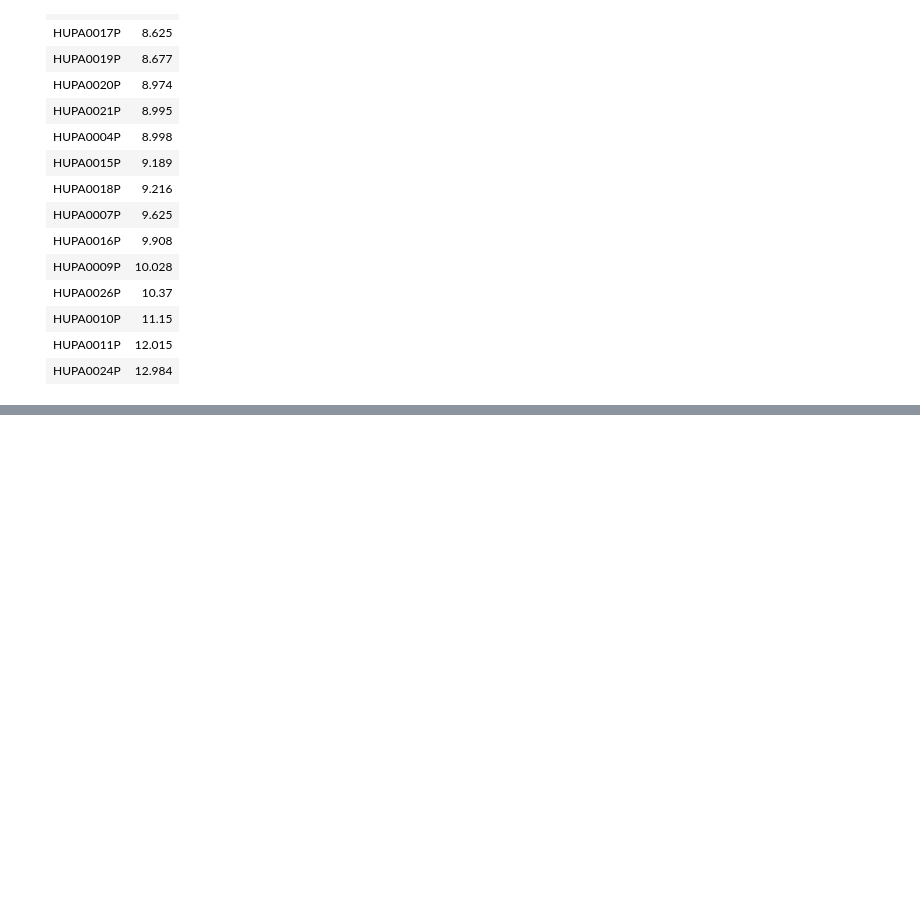
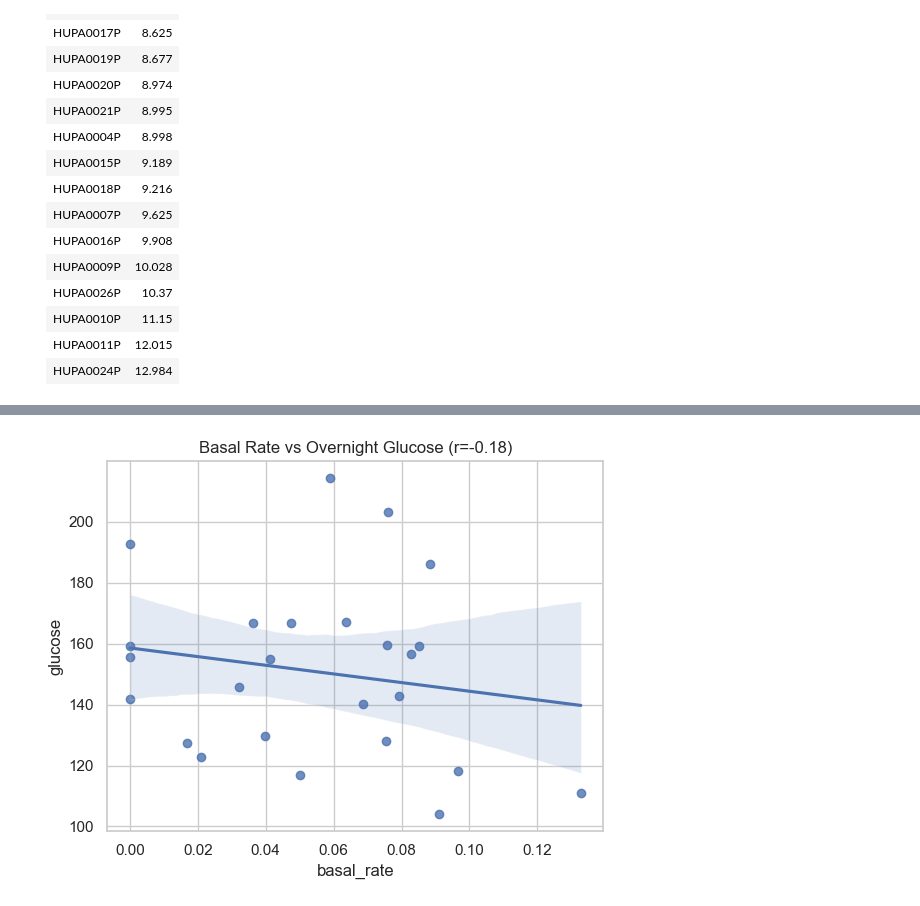
Before and after one commit to rajeshwariananth/Team01_PyVoyagers_Python_Hackathon_MAY_2026, a Jupyter notebook: Team01_PYVoyagers_Prescriptive.ipynb, the cells around one changed output, grey strips where cells are left out. Cells and saved outputs as stored; diff of their text form; code cells hidden in the pictures; blank space fills up the shorter version.

```diff
--- a/Team01_PYVoyagers_Prescriptive.ipynb
+++ b/Team01_PYVoyagers_Prescriptive.ipynb
@@ -1009,0 +1571,18 @@ plt.show()
+# %%
+overnight_df = df[df["overnight"]]
+basal_overnight = overnight_df.groupby("patient_id")[["basal_rate", "glucose"]].mean().reset_index()
+sns.regplot(
+    data=basal_overnight,
+    x="basal_rate",
+    y="glucose"
+)
+
+r, p = stats.pearsonr(
+    basal_overnight["basal_rate"],
+    basal_overnight["glucose"]
+)
+
+plt.title(f"Basal Rate vs Overnight Glucose (r={r:.2f})")
+plt.show()
+# %% [output]
+[figure, added]
```
Also changed, not shown: parts of 27 cells of this notebook.
